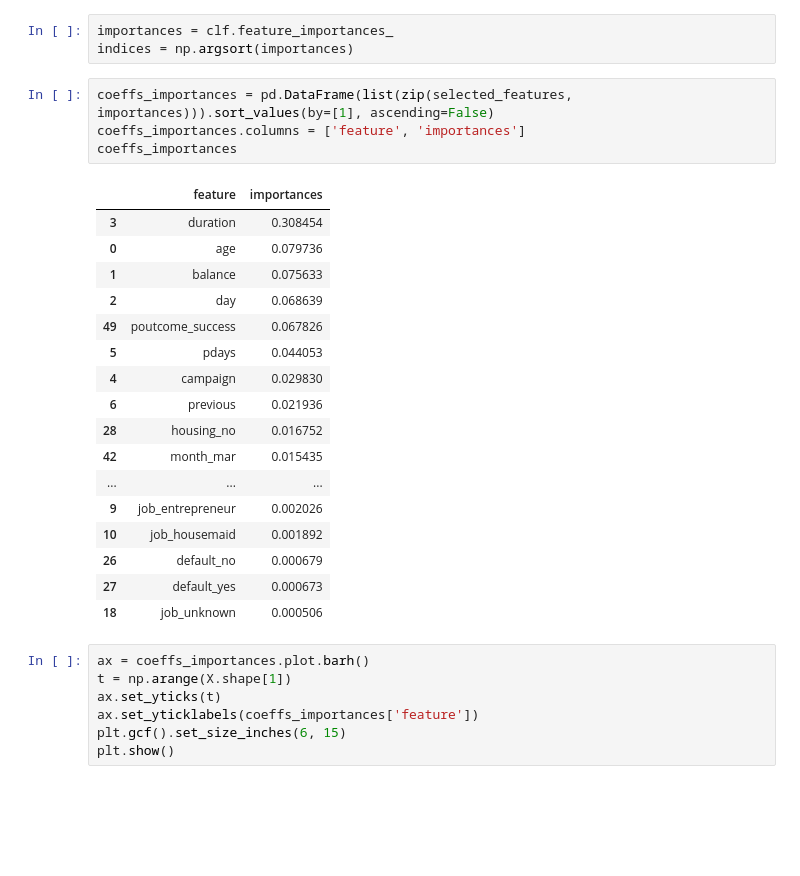
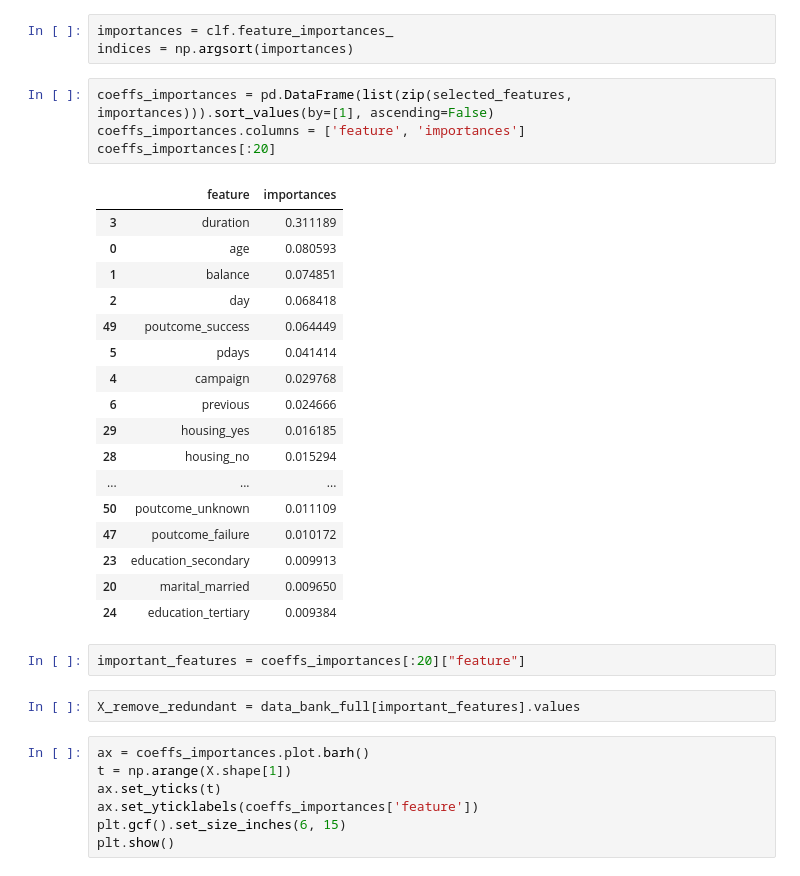
Before and after one commit to XuDou/bank-marketing-prediction, a Jupyter notebook: bank_marketing.ipynb, the cells around one changed output. Drawn from its saved outputs; the diff is of its cells as text; blank space fills up the shorter version.

Commit message:
remove redundant features

```diff
--- a/bank_marketing.ipynb
+++ b/bank_marketing.ipynb
@@ -460,25 +460,29 @@ indices = np.argsort(importances)
 # %%
 coeffs_importances = pd.DataFrame(list(zip(selected_features, importances))).sort_values(by=[1], ascending=False)
 coeffs_importances.columns = ['feature', 'importances']
-coeffs_importances
+coeffs_importances[:20]
 # %% [output]
 |  | feature | importances |
-| 3 | duration | 0.308454 |
-| 0 | age | 0.079736 |
-| 1 | balance | 0.075633 |
-| 2 | day | 0.068639 |
-| 49 | poutcome_success | 0.067826 |
-| 5 | pdays | 0.044053 |
-| 4 | campaign | 0.029830 |
-| 6 | previous | 0.021936 |
-| 28 | housing_no | 0.016752 |
-| 42 | month_mar | 0.015435 |
+| 3 | duration | 0.311189 |
+| 0 | age | 0.080593 |
+| 1 | balance | 0.074851 |
+| 2 | day | 0.068418 |
+| 49 | poutcome_success | 0.064449 |
+| 5 | pdays | 0.041414 |
+| 4 | campaign | 0.029768 |
+| 6 | previous | 0.024666 |
+| 29 | housing_yes | 0.016185 |
+| 28 | housing_no | 0.015294 |
 | ... | ... | ... |
-| 9 | job_entrepreneur | 0.002026 |
-| 10 | job_housemaid | 0.001892 |
-| 26 | default_no | 0.000679 |
-| 27 | default_yes | 0.000673 |
-| 18 | job_unknown | 0.000506 |
+| 50 | poutcome_unknown | 0.011109 |
+| 47 | poutcome_failure | 0.010172 |
+| 23 | education_secondary | 0.009913 |
+| 20 | marital_married | 0.009650 |
+| 24 | education_tertiary | 0.009384 |
+# %%
+important_features = coeffs_importances[:20]["feature"]
+# %%
+X_remove_redundant = data_bank_full[important_features].values
 # %%
 ax = coeffs_importances.plot.barh()
 t = np.arange(X.shape[1])
```
Also changed, not shown: parts of 8 cells of this notebook.
